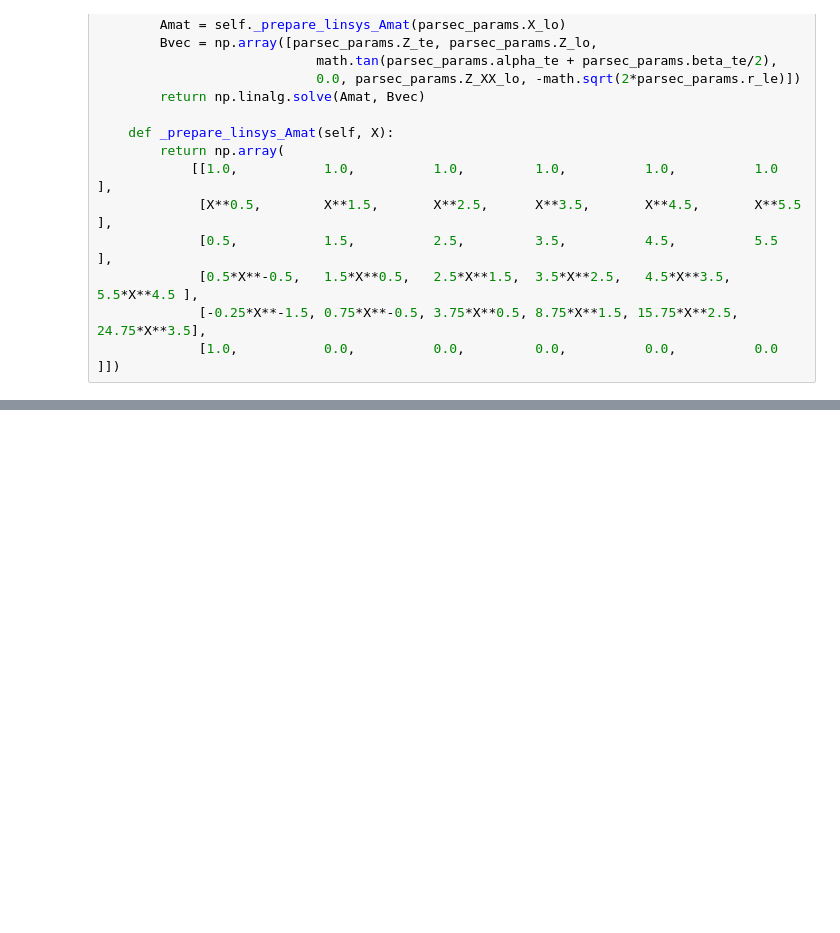
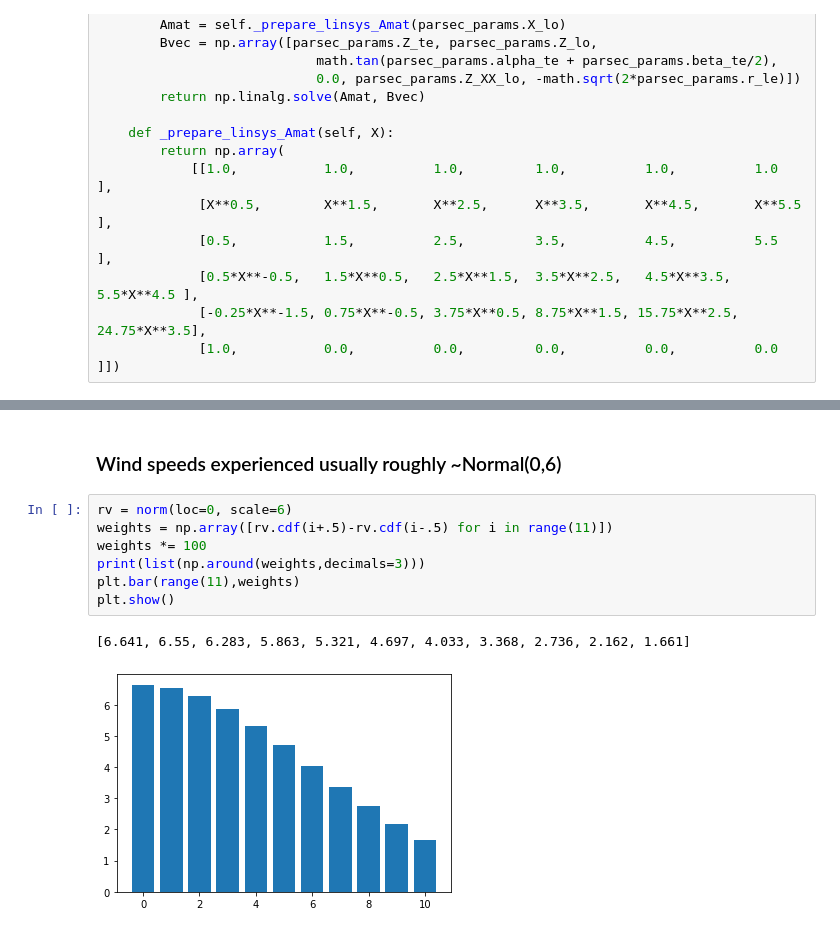
Before and after one commit to elipugh/aa222_project, a Jupyter notebook: results/plotting.ipynb, the cells around one changed output, grey strips where cells are left out. Cells and saved outputs as stored; diff of their text form; blank space fills up the shorter version.

```diff
--- a/results/plotting.ipynb
+++ b/results/plotting.ipynb
@@ -1377,0 +330,12 @@ plot_anim(designs, objs)
+# %% [markdown]
+### Wind speeds experienced usually roughly ~Normal(0,6)
+# %%
+rv = norm(loc=0, scale=6)
+weights = np.array([rv.cdf(i+.5)-rv.cdf(i-.5) for i in range(11)])
+weights *= 100
+print(list(np.around(weights,decimals=3)))
+plt.bar(range(11),weights)
+plt.show()
+# %% [output]
+[6.641, 6.55, 6.283, 5.863, 5.321, 4.697, 4.033, 3.368, 2.736, 2.162, 1.661]
+[figure, added]
```
Also changed, not shown: parts of 58 cells of this notebook.
